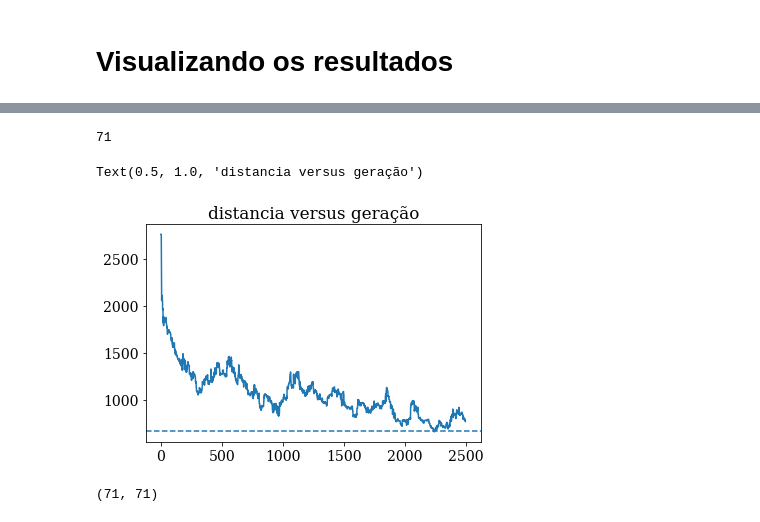
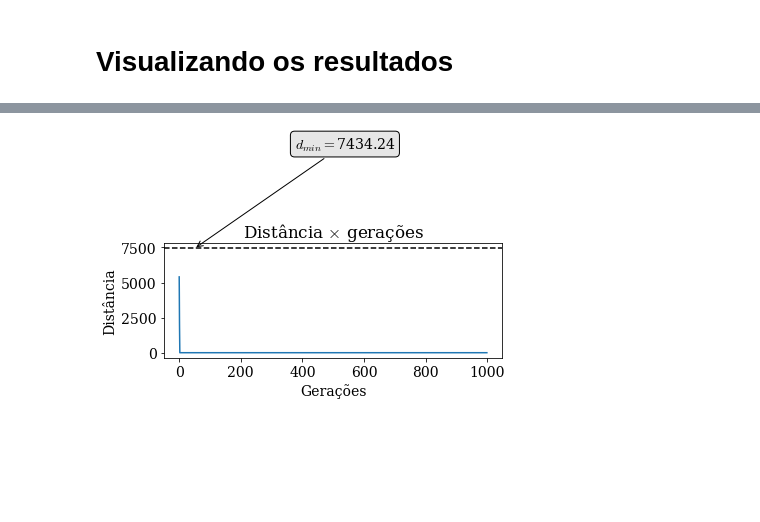
Before and after one commit to pesadaum/tsp-with-ga, a Jupyter notebook: tsp_with_ga.ipynb, the cells around one changed output, grey strips where cells are left out. Saved outputs shown, nothing was run; the diff lists cells and outputs as text; code cells hidden in the pictures; blank space fills up the shorter version.

```diff
--- a/tsp_with_ga.ipynb
+++ b/tsp_with_ga.ipynb
@@ -147,7 +141,7 @@ def selecao(populacao_rankeada, tam_elite):
 # %%
 def seleciona_pais(populacao, melhor_populacao):
     pais = []
-    for i in range(0, len(melhor_populacao)):
+    for i in range(len(melhor_populacao)):
         indices = melhor_populacao[i]
         pais.append(populacao[indices])
     return pais
@@ -285,10 +273,15 @@ sol_otima
 # %%
-def calcula_distancia_otima(rota_otima):
-    rota_otima = sol_otima.iloc[:, 1:].to_numpy()
+def calcula_distancia_resultados(sol_otima=None, resultados=None):
+    if sol_otima is not None:
+        rota = sol_otima.iloc[:, 1:].to_numpy()
+    elif resultados is not None:
+        rota = resultados
+    else: return
 
-    r_x, r_y = list(zip(*rota_otima))
+
+    r_x, r_y = list(zip(*rota))
 
     d_otima = 0
-    for i in range(len(rota_otima) -2):
+    for i in range(len(rota) - 2):
         d_otima += np.sqrt((r_x[i+1] - r_x[i])**2 + (r_y[i+1] - r_y[i])**2)
     return d_otima
@@ -315,16 +288,32 @@ if __name__ == '__main__':
-# %%
-len(solucao)
-# %% [output]
-71
-# %%
-plt.plot(evolucao)
-plt.axhline(y=d_o, linestyle='--')
-
-plt.title('distancia versus geração')
-# %% [output]
-Text(0.5, 1.0, 'distancia versus geração')
-[figure, removed]
-# %%
-len(solucao) , len(st70_tour) # esqueci de fazer a solução voltar pra cidade inicial
-# %% [output]
-(71, 71)
+# %%
+d_o_berlin = calcula_distancia_resultados(sol_tsp_berlin)
+d_o_st70 = calcula_distancia_resultados(sol_tsp_st70)
+
+resultado_st70 = calcula_distancia_resultados(resultados=sol_st70)
+resultado_berlin = calcula_distancia_resultados(resultados=sol_berlin)
+# %%
+f, ax = plt.subplots(figsize=(6,4))
+
+ax.plot(evol_berlin)
+ax.axhline(y=d_o_berlin, linestyle='--', c='k')
+
+ax.set_title(r'Distância $\times$ gerações')
+
+ax.set(
+    ylabel='Distância',
+    xlabel='Gerações'
+)
+
+ax.annotate(
+    text=r'$d_{min}=$' + f'{d_o_berlin:.2f}',
+    xy=(50,d_o_berlin),
+    xytext=(100, 100),
+    textcoords='offset points',
+    bbox=dict(boxstyle='round', fc='0.9'),
+    arrowprops=dict(arrowstyle='->')
+)
+
+f.tight_layout()
+plt.show()
+# %% [output]
+[figure, added]
```
Also changed, not shown: parts of 21 cells of this notebook, 2 other files.
